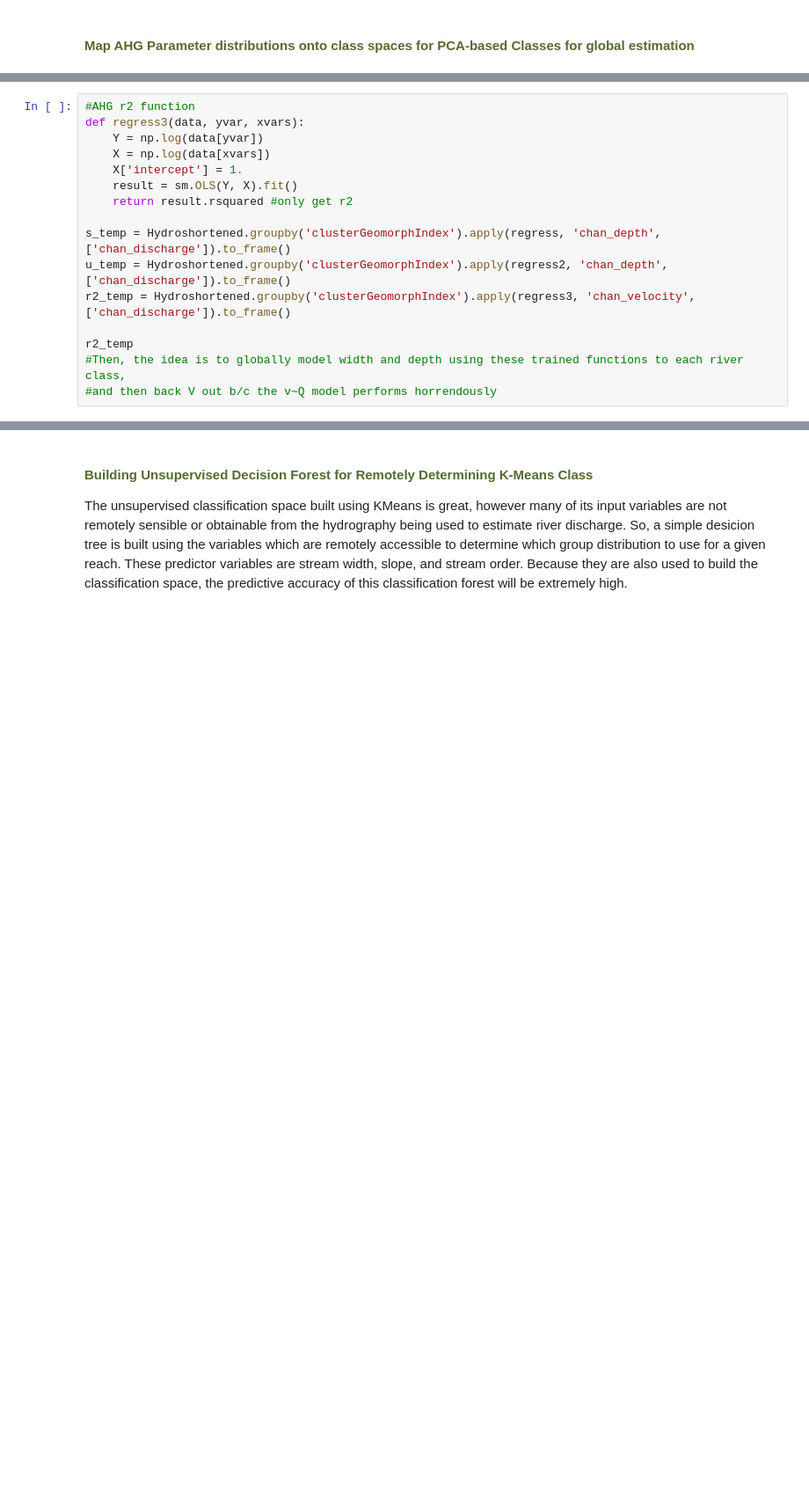
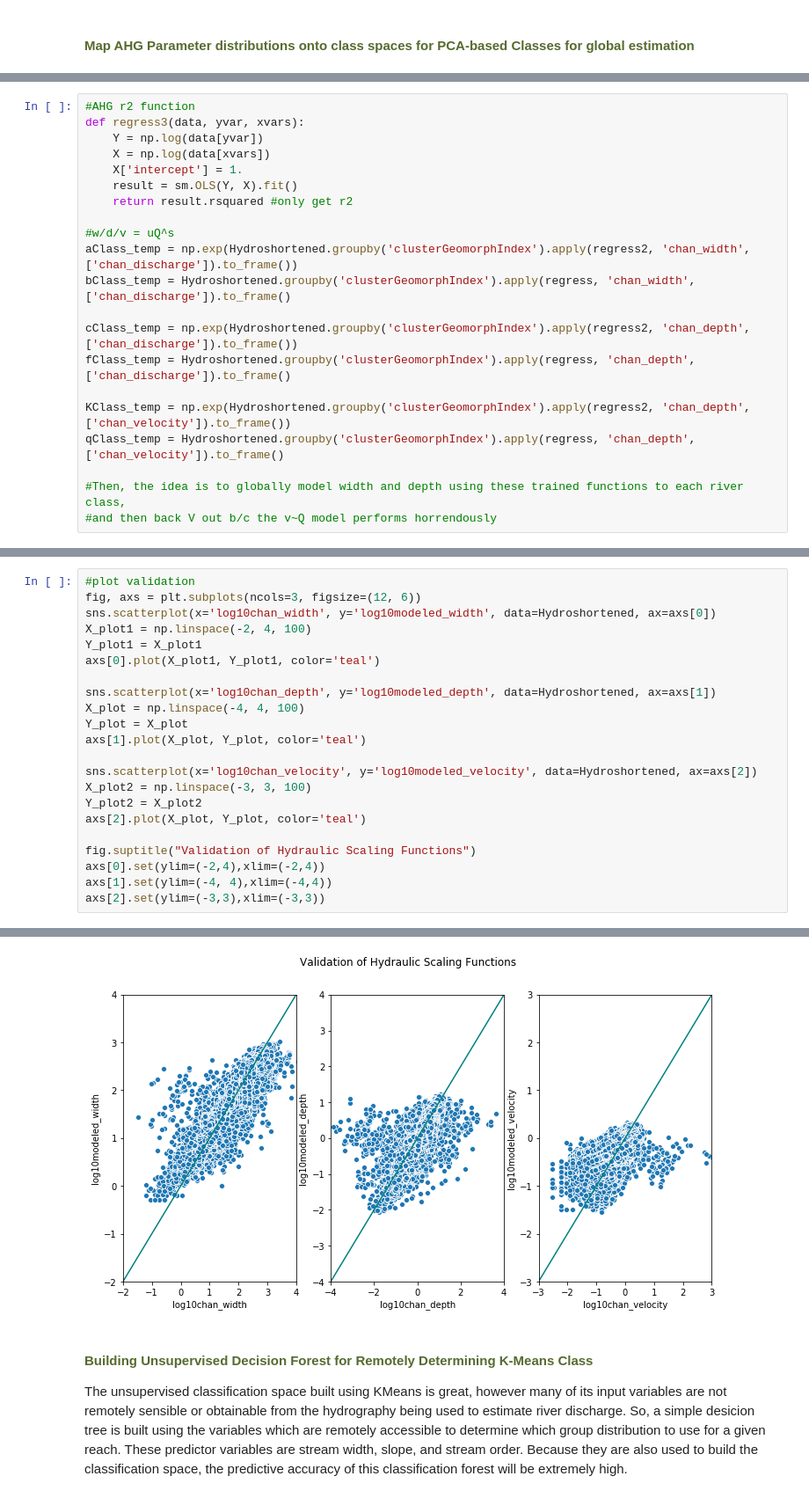
Before and after one commit to craigbrinkerhoff/2019_GeoClass, a Jupyter notebook: scripts/Brinkerhoff_geomorph_class.ipynb, the cells around one changed output, grey strips where cells are left out. Shown at 88% size. Drawn from its saved outputs; the diff is of its cells as text; blank space fills up the shorter version.

```diff
--- a/scripts/Brinkerhoff_geomorph_class.ipynb
+++ b/scripts/Brinkerhoff_geomorph_class.ipynb
@@ -556,10 +557,15 @@ def regress3(data, yvar, xvars):
     result = sm.OLS(Y, X).fit()
     return result.rsquared #only get r2
 
-s_temp = Hydroshortened.groupby('clusterGeomorphIndex').apply(regress, 'chan_depth', ['chan_discharge']).to_frame()
-u_temp = Hydroshortened.groupby('clusterGeomorphIndex').apply(regress2, 'chan_depth', ['chan_discharge']).to_frame()
-r2_temp = Hydroshortened.groupby('clusterGeomorphIndex').apply(regress3, 'chan_velocity', ['chan_discharge']).to_frame()
+#w/d/v = uQ^s
+aClass_temp = np.exp(Hydroshortened.groupby('clusterGeomorphIndex').apply(regress2, 'chan_width', ['chan_discharge']).to_frame())
+bClass_temp = Hydroshortened.groupby('clusterGeomorphIndex').apply(regress, 'chan_width', ['chan_discharge']).to_frame()
 
-r2_temp
+cClass_temp = np.exp(Hydroshortened.groupby('clusterGeomorphIndex').apply(regress2, 'chan_depth', ['chan_discharge']).to_frame())
+fClass_temp = Hydroshortened.groupby('clusterGeomorphIndex').apply(regress, 'chan_depth', ['chan_discharge']).to_frame()
+
+KClass_temp = np.exp(Hydroshortened.groupby('clusterGeomorphIndex').apply(regress2, 'chan_depth', ['chan_velocity']).to_frame())
+qClass_temp = Hydroshortened.groupby('clusterGeomorphIndex').apply(regress, 'chan_depth', ['chan_velocity']).to_frame()
+
 #Then, the idea is to globally model width and depth using these trained functions to each river class,
 #and then back V out b/c the v~Q model performs horrendously
@@ -584,0 +596,23 @@ Current notes OUT OF DATE: <br>
+# %%
+#plot validation
+fig, axs = plt.subplots(ncols=3, figsize=(12, 6))
+sns.scatterplot(x='log10chan_width', y='log10modeled_width', data=Hydroshortened, ax=axs[0])
+X_plot1 = np.linspace(-2, 4, 100)
+Y_plot1 = X_plot1
+axs[0].plot(X_plot1, Y_plot1, color='teal')
+
+sns.scatterplot(x='log10chan_depth', y='log10modeled_depth', data=Hydroshortened, ax=axs[1])
+X_plot = np.linspace(-4, 4, 100)
+Y_plot = X_plot
+axs[1].plot(X_plot, Y_plot, color='teal')
+
+sns.scatterplot(x='log10chan_velocity', y='log10modeled_velocity', data=Hydroshortened, ax=axs[2])
+X_plot2 = np.linspace(-3, 3, 100)
+Y_plot2 = X_plot2
+axs[2].plot(X_plot, Y_plot, color='teal')
+
+fig.suptitle("Validation of Hydraulic Scaling Functions")
+axs[0].set(ylim=(-2,4),xlim=(-2,4))
+axs[1].set(ylim=(-4, 4),xlim=(-4,4))
+axs[2].set(ylim=(-3,3),xlim=(-3,3))
+# %% [output]
@@ -585,3 +620,4 @@ Current notes OUT OF DATE: <br>
+[figure, added]
 # %% [markdown]
 <h4> <font color=darkolivegreen>Building Unsupervised Decision Forest for Remotely Determining K-Means Class</font></h4>
 <p> The unsupervised classification space built using KMeans is great, however many of its input variables are not remotely sensible or obtainable from the hydrography being used to estimate river discharge.  So, a simple desicion tree is built using the variables which are remotely accessible to determine which group distribution to use for a given reach.  These predictor variables are stream width, slope, and stream order.  Because they are also used to build the classification space, the predictive accuracy of this classification forest will be extremely high. </p>
```
Also changed, not shown: parts of 22 cells of this notebook.
